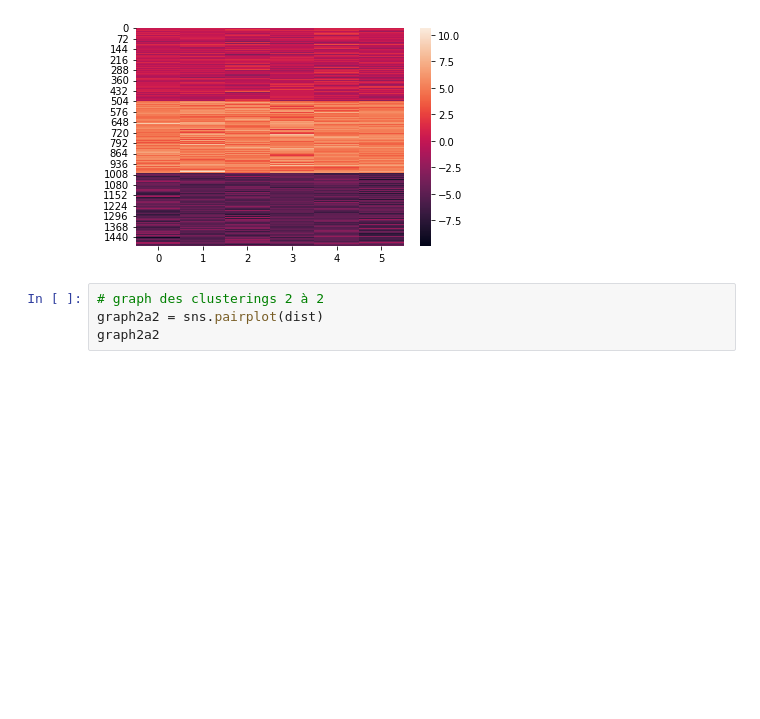
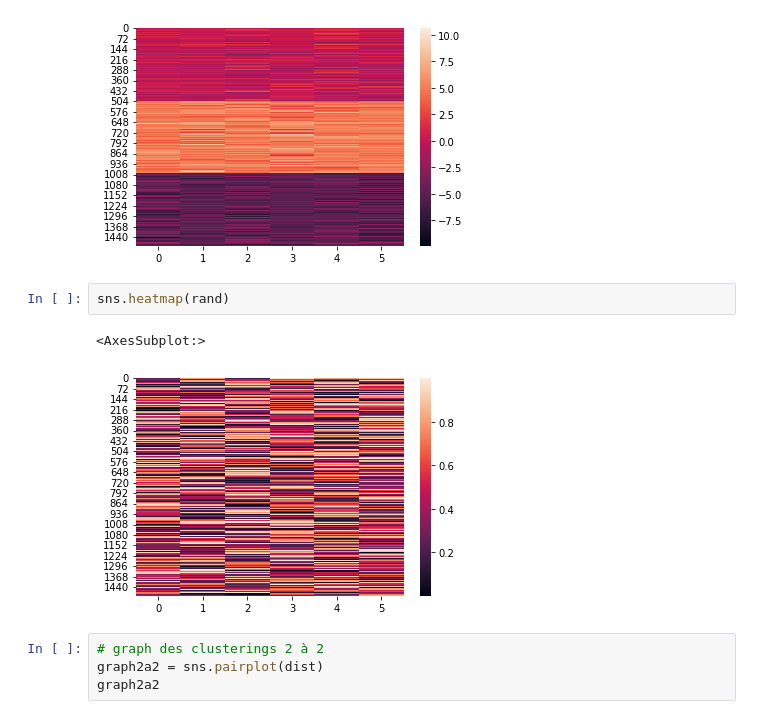
Before and after one commit to maitreRi/DataScience_Revision, a Jupyter notebook: Data_Science_Revision/6 Clustering (K-means, CAH, DBSCAN)/6 TP6.ipynb, the cells around one changed output. Drawn from its saved outputs; the diff is of its cells as text; blank space fills up the shorter version.

```diff
--- a/Data_Science_Revision/6 Clustering (K-means, CAH, DBSCAN)/6 TP6.ipynb
+++ b/Data_Science_Revision/6 Clustering (K-means, CAH, DBSCAN)/6 TP6.ipynb
@@ -55,6 +55,11 @@ sns.heatmap(dist)
 # %% [output]
 <AxesSubplot:>
 [figure]
+# %%
+sns.heatmap(rand)
+# %% [output]
+<AxesSubplot:>
+[figure, added]
 # %%
 # graph des clusterings 2 à 2
 graph2a2 = sns.pairplot(dist)
```
Also changed, not shown: parts of 26 cells of this notebook, 1 other file.
